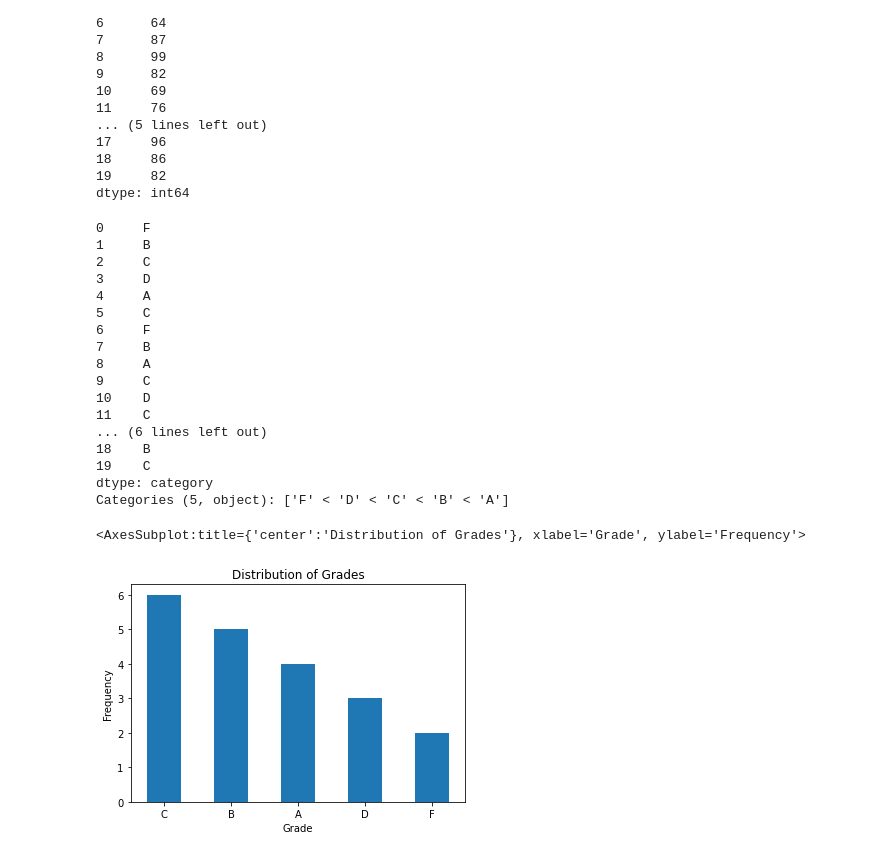
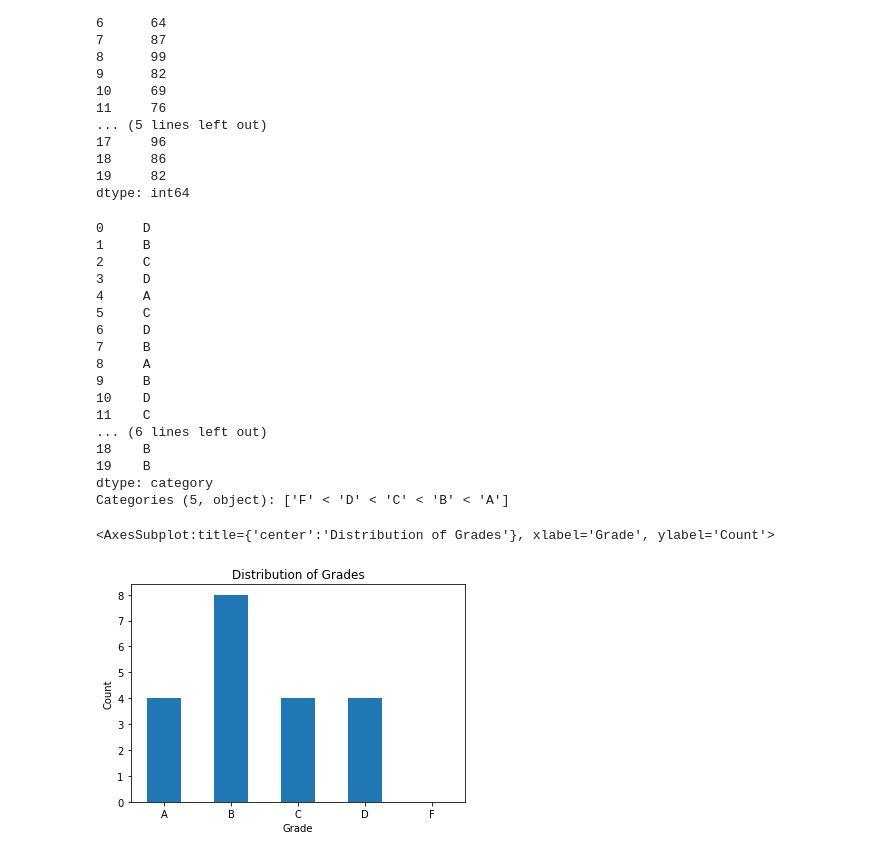
Before and after one commit to VincentBanuelos/numpy-pandas-visualization-exercises, a Jupyter notebook: pandas_series.ipynb, the cells around one changed output. Drawn from its saved outputs; the diff is of its cells as text; code cells hidden in the pictures.

```diff
--- a/pandas_series.ipynb
+++ b/pandas_series.ipynb
@@ -532,8 +521,8 @@ exam_score_plot
 # and add the same number of points to every other score in the Series as well.
 
 curve = 100 - exam_scores.max()
-curved_scores = exam_scores + curve
-curved_scores
+curved_grades = exam_scores + curve
+curved_grades
 # %% [output]
 0      64
 1      90
@@ -558,34 +547,34 @@ dtype: int64
 #For example, 86 should be a 'B' and 95 should be an 'A'.
 # Save this as a Series named letter_grades.
 
-letter_grades = pd.cut(exam_scores, [0, 60, 70, 80, 90, 100], labels = ["F", "D", "C", "B", "A"])
+letter_grades = pd.cut(curved_grades, [0, 60, 70, 80, 90, 100], labels = ["F", "D", "C", "B", "A"])
 letter_grades
 # %% [output]
-0     F
+0     D
 1     B
 2     C
 3     D
 4     A
 5     C
-6     F
+6     D
 7     B
 8     A
-9     C
+9     B
 10    D
 11    C
 ... (6 lines left out)
 18    B
-19    C
+19    B
 dtype: category
 Categories (5, object): ['F' < 'D' < 'C' < 'B' < 'A']
 # %%
 # 6. Plot your new categorical letter_grades Series in a meaninful way and include a title and axis labels.
 
-letter_grades_plot = letter_grades.value_counts().plot.bar(rot=360)
+letter_grades_plot = letter_grades.value_counts().sort_index(ascending=False).plot.bar(rot=360)
 letter_grades_plot.set_xlabel('Grade')
-letter_grades_plot.set_ylabel('Frequency')
+letter_grades_plot.set_ylabel('Count')
 letter_grades_plot.set_title('Distribution of Grades')
 letter_grades_plot
 # %% [output]
-<AxesSubplot:title={'center':'Distribution of Grades'}, xlabel='Grade', ylabel='Frequency'>
+<AxesSubplot:title={'center':'Distribution of Grades'}, xlabel='Grade', ylabel='Count'>
-[figure, old version]
+[figure, new version]
```
Also changed, not shown: parts of 16 cells of this notebook.
